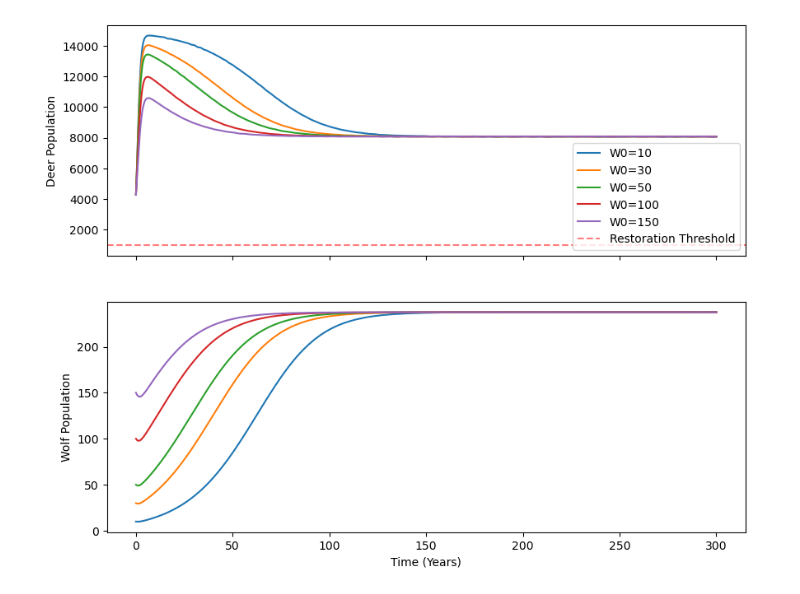
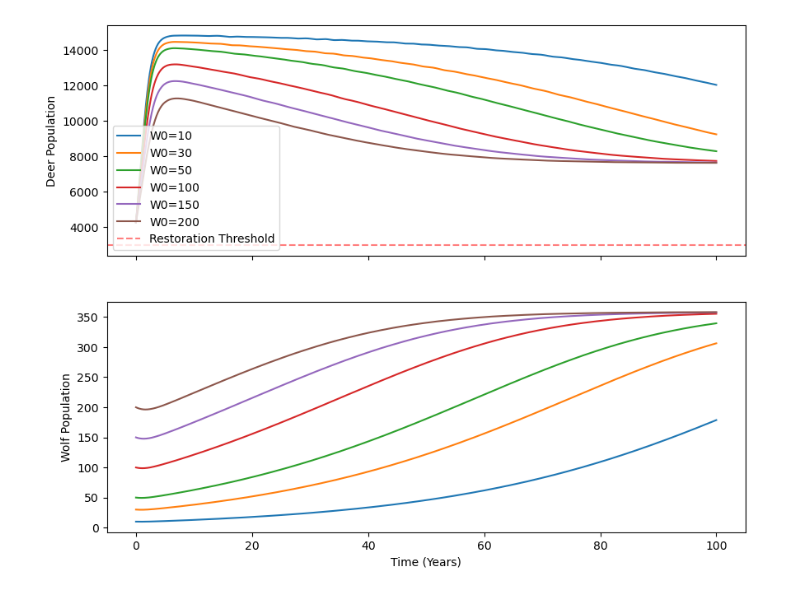
Before and after one commit to LukeRDuob/MDM3_wolf_reintroducution, a Jupyter notebook: ODE_experiments/ODE_simulation_holling.ipynb, the cells around one changed output. Cells and saved outputs as stored; diff of their text form; code cells hidden in the pictures.

Commit message:
updated parameters with literature estimates

```diff
--- a/ODE_experiments/ODE_simulation_holling.ipynb
+++ b/ODE_experiments/ODE_simulation_holling.ipynb
@@ -19,38 +19,38 @@ def wolf_deer_holling(t, y, params):
 
     return [dDdt, dWdt]
 
-def simulate_holling(params, D0, W0, t_max=300):
+def simulate_holling(params, D0, W0, t_max=100):
     t_eval = np.linspace(0, t_max, 2000)
     sol = solve_ivp(wolf_deer_holling, [0, t_max], [D0, W0],
                     args=(params,), t_eval=t_eval, method='RK45')
     return sol.t, sol.y[0], sol.y[1]
 
 # --- Parameters ---
 r = 1.138      # deer birth rate
 e = 17/7000    # attack rate
-beta = 0.004   # conversion efficiency
+beta = 0.006   # conversion efficiency
 d = 1/14       # wolf death rate
-h = 0.005       # handling time (NEW)
-K = 15000      # deer carrying capacity (NEW)
+h = 0.03       # handling time
+K = 15000      # deer carrying capacity
 
 params = (r, e, beta, d, h, K)
 
 # Initial populations
 D0 = 4284
-W0_values = [10, 30, 50, 100, 150]
+W0_values = [10, 30, 50, 100, 150, 200]
 
 fig, (ax1, ax2) = plt.subplots(2, 1, figsize=(10, 8), sharex=True)
 
 for W0 in W0_values:
     t, D, W = simulate_holling(params, D0, W0)
     ax1.plot(t, D, label=f"W0={W0}")
     ax2.plot(t, W, label=f"W0={W0}")
 
-ax1.axhline(1000, color='red', linestyle='--', alpha=0.5, label="Restoration Threshold")
+ax1.axhline(3000, color='red', linestyle='--', alpha=0.5, label="Restoration Threshold")
 ax1.set_ylabel("Deer Population")
 ax1.legend()
 ax2.set_xlabel("Time (Years)")
 ax2.set_ylabel("Wolf Population")
 plt.show()
 # %% [output]
-[figure, old version]
+[figure, new version]
```
